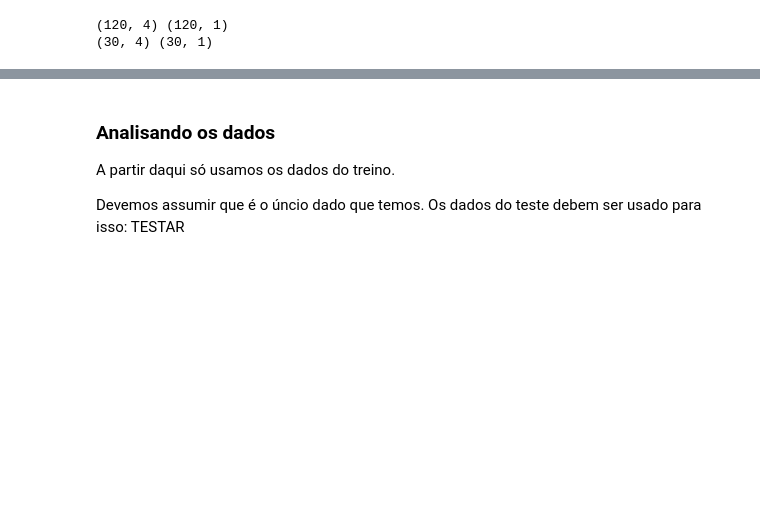
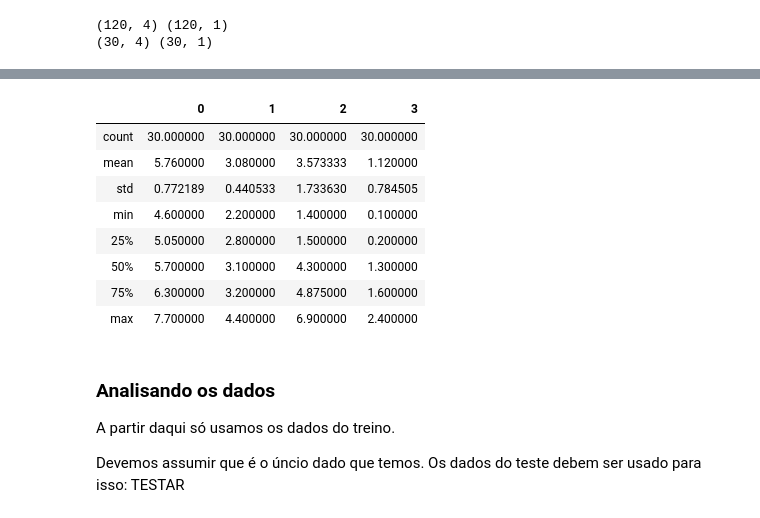
Before and after one commit to igorlpa/Estudo_Python, a Jupyter notebook: Projetos/Iris Dataset.ipynb, the cells around one changed output, grey strips where cells are left out. Cells and saved outputs as stored; diff of their text form; code cells hidden in the pictures; blank space fills up the shorter version.

```diff
--- a/Projetos/Iris Dataset.ipynb
+++ b/Projetos/Iris Dataset.ipynb
@@ -89,3 +101,15 @@ print(x_test.shape, y_test.shape)
+# %%
+x_test.describe()
+# %% [output]
+|  | 0 | 1 | 2 | 3 |
+| count | 30.000000 | 30.000000 | 30.000000 | 30.000000 |
+| mean | 5.760000 | 3.080000 | 3.573333 | 1.120000 |
+| std | 0.772189 | 0.440533 | 1.733630 | 0.784505 |
+| min | 4.600000 | 2.200000 | 1.400000 | 0.100000 |
+| 25% | 5.050000 | 2.800000 | 1.500000 | 0.200000 |
+| 50% | 5.700000 | 3.100000 | 4.300000 | 1.300000 |
+| 75% | 6.300000 | 3.200000 | 4.875000 | 1.600000 |
+| max | 7.700000 | 4.400000 | 6.900000 | 2.400000 |
 # %% [markdown]
 ### Analisando os dados
 
```
Also changed, not shown: parts of 15 cells of this notebook, 2 other files.
